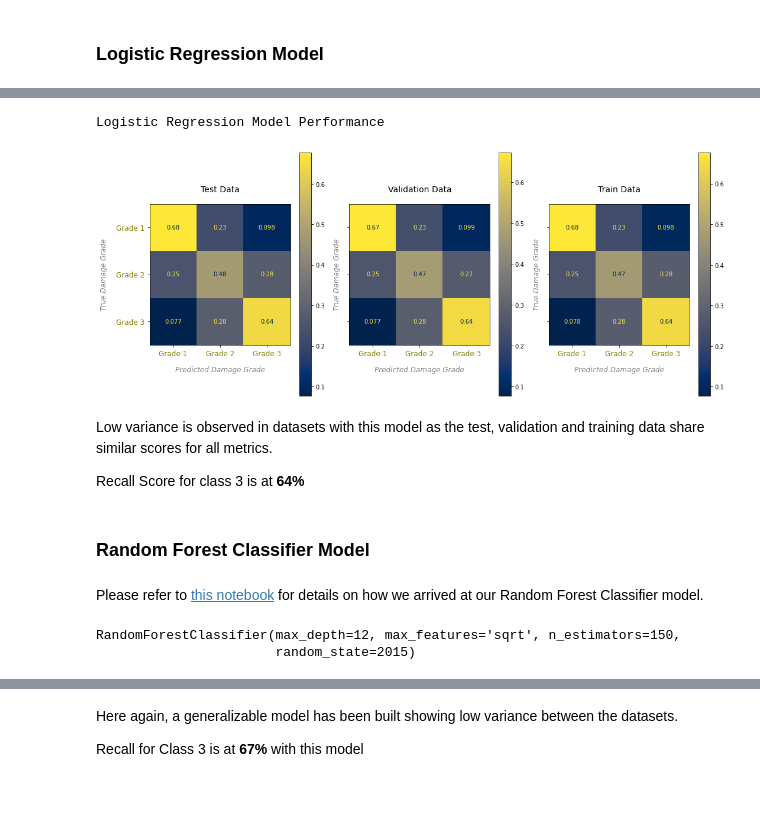
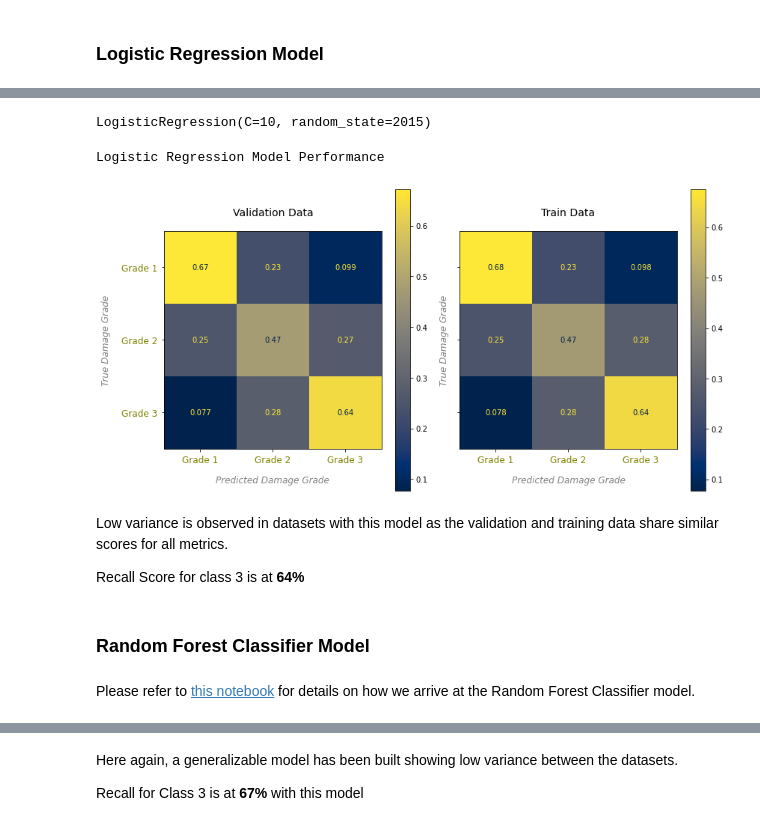
Before and after one commit to luluvalakdawala/modeling_eq_damage, a Jupyter notebook: notebooks/report/final_analysis.ipynb, the cells around one changed output, grey strips where cells are left out. Drawn from its saved outputs; the diff is of its cells as text; code cells hidden in the pictures; blank space fills up the shorter version.

Commit message:
made edits in final notebook, readme, pickled models, added shap info

```diff
--- a/notebooks/report/final_analysis.ipynb
+++ b/notebooks/report/final_analysis.ipynb
@@ -485,3 +486,0 @@ Please refer to [this notebook](../../notebooks/exploratory/06_logistic_regressi
-# %%
-lr = LogisticRegression(random_state=2015, C=10, penalty='l2')
-lr.fit(X_train, y_train)
@@ -490,21 +502,21 @@ LogisticRegression(C=10, random_state=2015)
+# %%
+with open('../../src/logistic_regression_model.pickle', 'rb') as f:
+    lr = pickle.load(f)
+# %%
+lr
+# %% [output]
+LogisticRegression(C=10, random_state=2015)
 # %%
 print('Logistic Regression Model Performance')
-mfs.plot_confusion_matrices(lr, X_test, y_test, X_val, y_val, X_train, y_train)
+mfs.plot_confusion_matrices(lr, X_val, y_val, X_train, y_train)
 # %% [output]
 Logistic Regression Model Performance
-[figure, old version]
+[figure, new version]
 # %% [markdown]
-Low variance is observed in datasets with this model as the test, validation and training data share similar scores for all metrics.
+Low variance is observed in datasets with this model as the validation and training data share similar scores for all metrics.
 
 Recall Score for class 3 is at **64%**
 # %% [markdown]
 ### Random Forest Classifier Model
 # %% [markdown]
-Please refer to [this notebook](../../notebooks/exploratory/07_random_forest.ipynb) for details on how we arrived at our Random Forest Classifier model.
+Please refer to [this notebook](../../notebooks/exploratory/07_random_forest.ipynb) for details on how we arrive at the Random Forest Classifier model.
-# %%
-rfc = RandomForestClassifier(max_depth=12, max_features='sqrt',
-                              n_estimators=150,random_state=2015)
-rfc.fit(X_train, y_train)
-# %% [output]
-RandomForestClassifier(max_depth=12, max_features='sqrt', n_estimators=150,
-                       random_state=2015)
```
Also changed, not shown: parts of 42 cells of this notebook, 9 other files.
